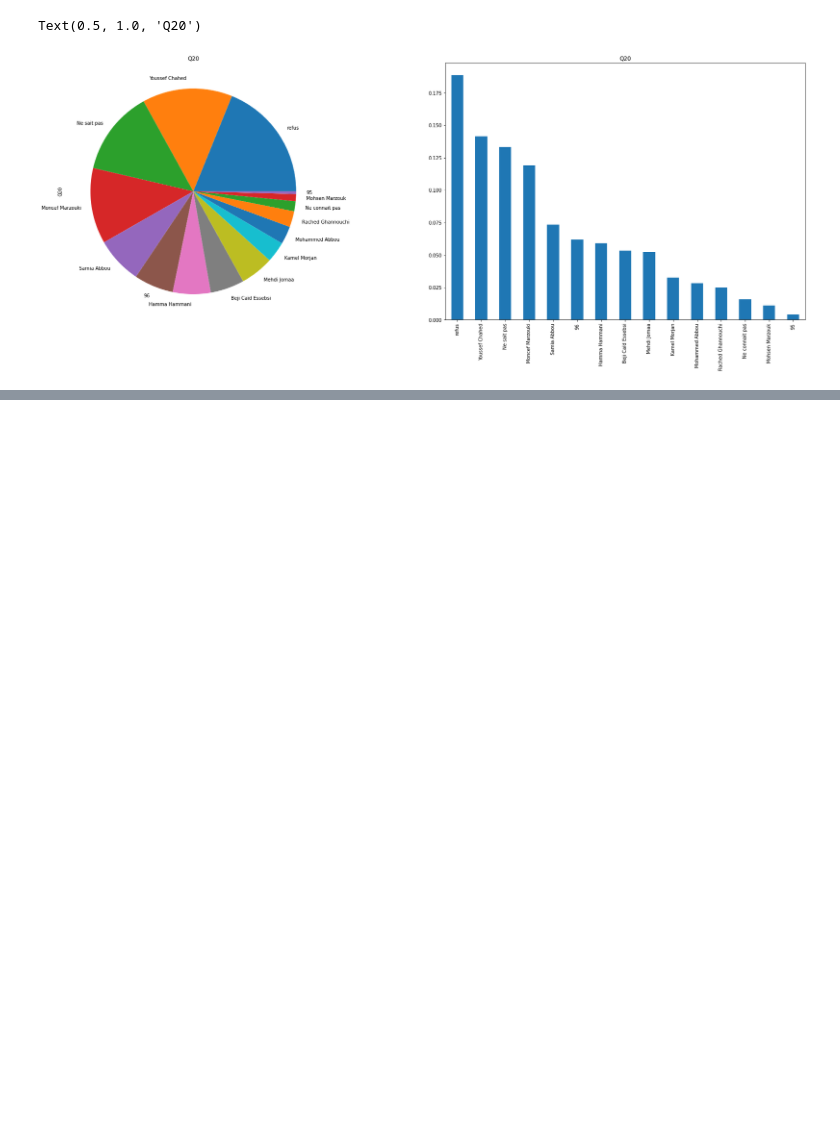
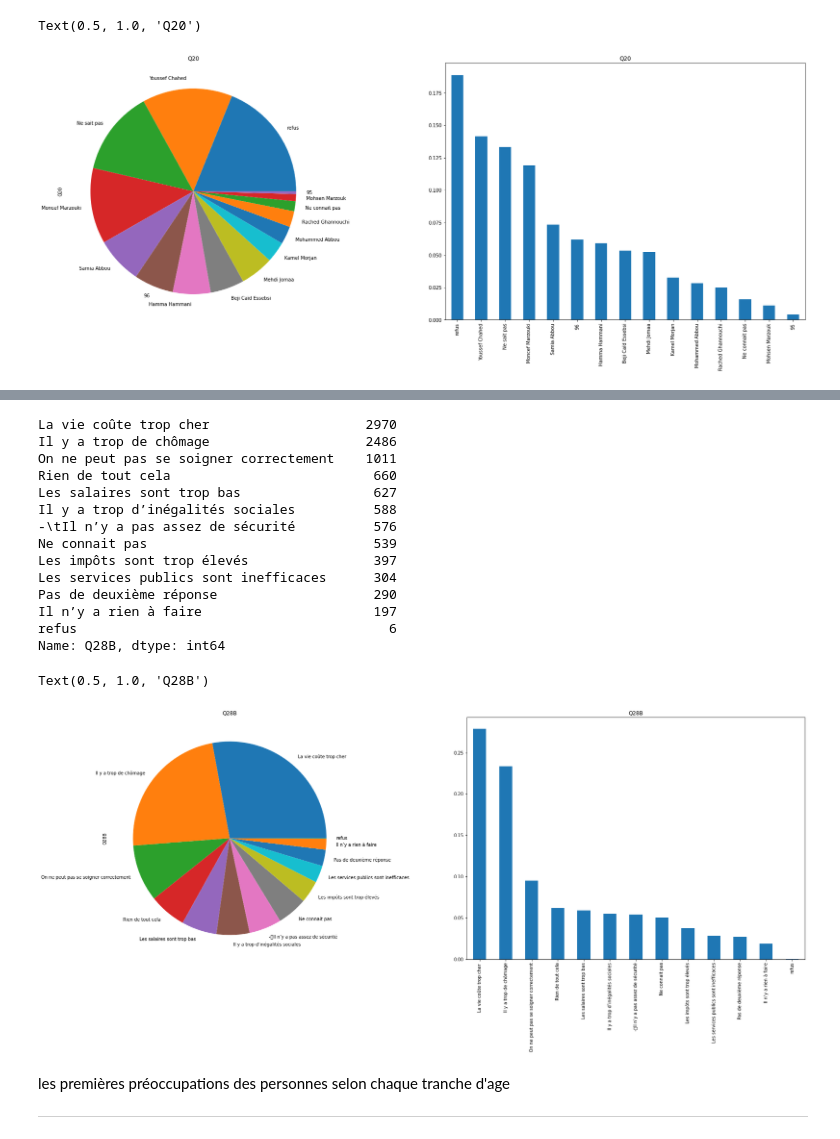
Before and after one commit to med-tz/elelction_Tunisie, a Jupyter notebook: Source.ipynb, the cells around one changed output, grey strips where cells are left out. Drawn from its saved outputs; the diff is of its cells as text; code cells hidden in the pictures; blank space fills up the shorter version.

```diff
--- a/Source.ipynb
+++ b/Source.ipynb
@@ -188,0 +646,43 @@ Text(0.5, 1.0, 'Q20')
+# %%
+Base=pd.read_excel("/content/Base.xlsx")
+copy = Base.copy()
+varc='Q28B'
+Dict={1:"La vie coûte trop cher ",2:"Les impôts sont trop élevés",3:"Il y a trop de chômage",4:"Il y a trop d’inégalités sociales",5:"-	Il n’y a pas assez de sécurité",6:"Les services publics sont inefficaces",7:"Il n’y a rien à faire",8:"Les salaires sont trop bas",9:"On ne peut pas se soigner correctement",
+      10:"Rien de tout cela",99:"refus",97:"Pas de deuxième réponse",98:"Ne connait pas"}
+copy.replace(to_replace={varc: Dict},inplace=True)
+#Apercu générale sur la variable
+print(copy[varc].value_counts())
+
+plt.figure(figsize=(30,10))
+
+#Distribution de la variable
+plt.subplot(1,2,1)
+copy[varc].value_counts(normalize=True).plot(kind='pie')
+plt.title(varc)
+
+#Distribution de la variable
+plt.subplot(1,2,2)
+copy[varc].value_counts(normalize=True).plot(kind='bar')
+plt.title(varc)
+# %% [output]
+La vie coûte trop cher                    2970
+Il y a trop de chômage                    2486
+On ne peut pas se soigner correctement    1011
+Rien de tout cela                          660
+Les salaires sont trop bas                 627
+Il y a trop d’inégalités sociales          588
+-\tIl n’y a pas assez de sécurité          576
+Ne connait pas                             539
+Les impôts sont trop élevés                397
+Les services publics sont inefficaces      304
+Pas de deuxième réponse                    290
+Il n’y a rien à faire                      197
+refus                                        6
+Name: Q28B, dtype: int64
+Text(0.5, 1.0, 'Q28B')
+[figure, added]
+# %% [markdown]
+les premières préoccupations des personnes selon chaque tranche d'age
+
+
+---
```
Also changed, not shown: parts of 92 cells of this notebook.
